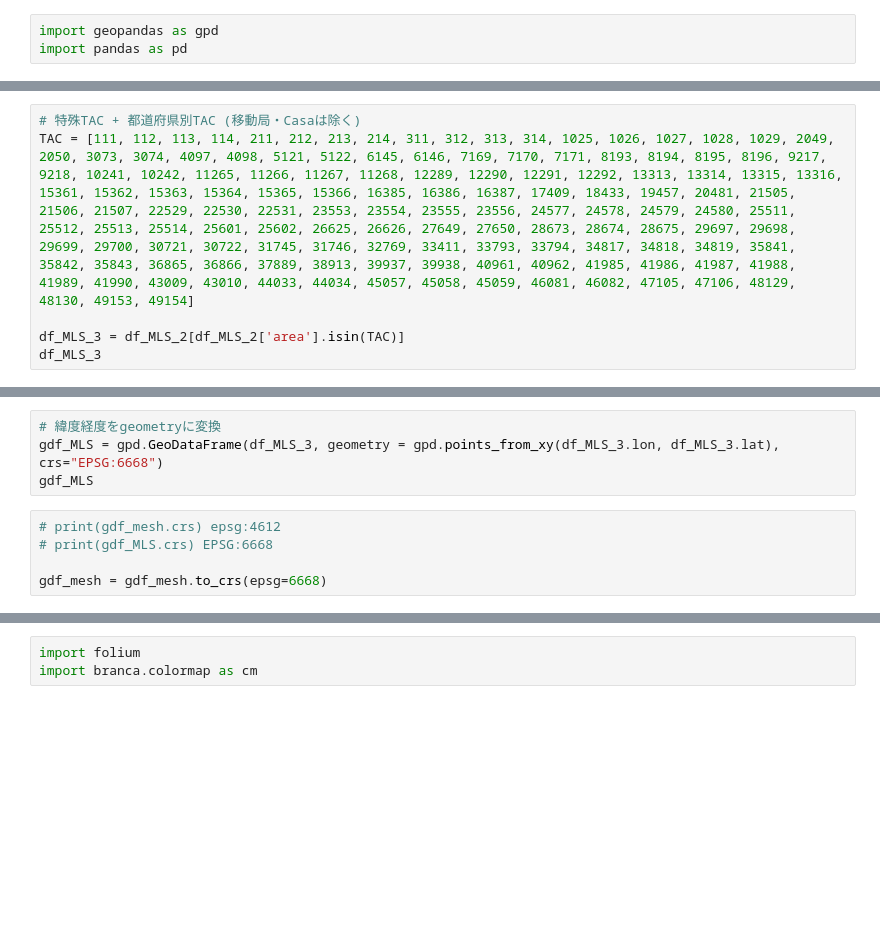
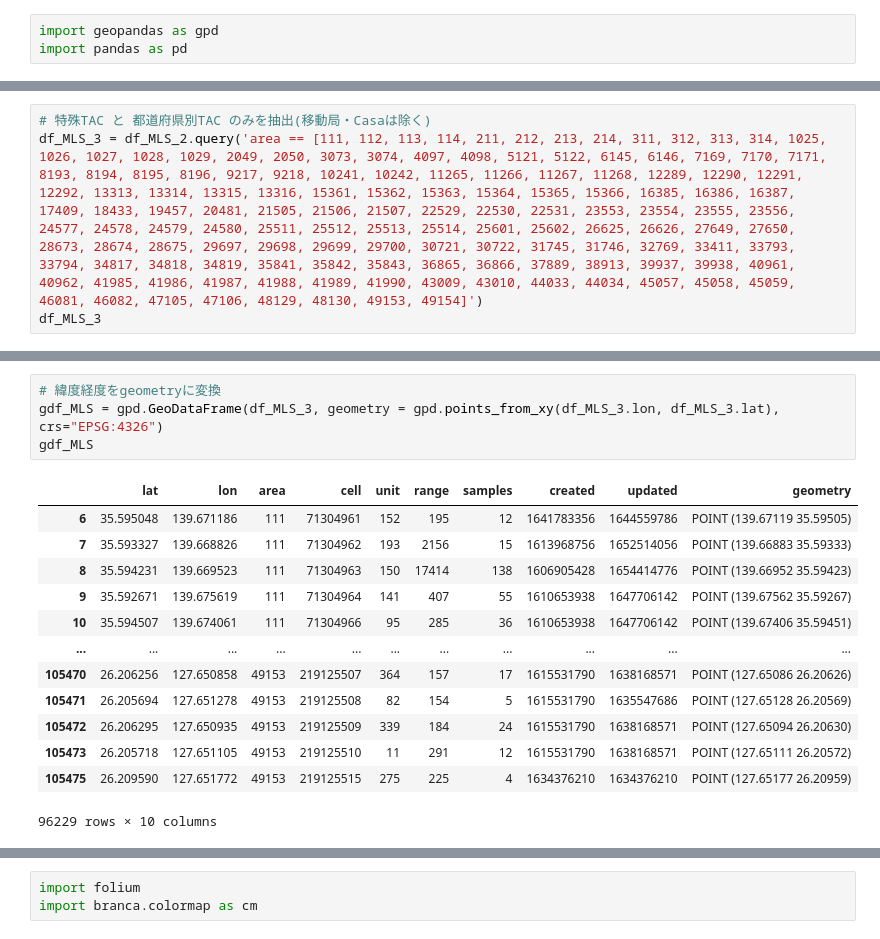
Before and after one commit to denpayanara/TAC-Rakuten, a Jupyter notebook: mesh2.ipynb, the cells around one changed output, grey strips where cells are left out. Drawn from its saved outputs; the diff is of its cells as text; blank space fills up the shorter version.

```diff
--- a/mesh2.ipynb
+++ b/mesh2.ipynb
@@ -20,6 +63,4 @@ df_MLS_2
 # %%
-# 特殊TAC + 都道府県別TAC (移動局・Casaは除く)
-TAC = [111, 112, 113, 114, 211, 212, 213, 214, 311, 312, 313, 314, 1025, 1026, 1027, 1028, 1029, 2049, 2050, 3073, 3074, 4097, 4098, 5121, 5122, 6145, 6146, 7169, 7170, 7171, 8193, 8194, 8195, 8196, 9217, 9218, 10241, 10242, 11265, 11266, 11267, 11268, 12289, 12290, 12291, 12292, 13313, 13314, 13315, 13316, 15361, 15362, 15363, 15364, 15365, 15366, 16385, 16386, 16387, 17409, 18433, 19457, 20481, 21505, 21506, 21507, 22529, 22530, 22531, 23553, 23554, 23555, 23556, 24577, 24578, 24579, 24580, 25511, 25512, 25513, 25514, 25601, 25602, 26625, 26626, 27649, 27650, 28673, 28674, 28675, 29697, 29698, 29699, 29700, 30721, 30722, 31745, 31746, 32769, 33411, 33793, 33794, 34817, 34818, 34819, 35841, 35842, 35843, 36865, 36866, 37889, 38913, 39937, 39938, 40961, 40962, 41985, 41986, 41987, 41988, 41989, 41990, 43009, 43010, 44033, 44034, 45057, 45058, 45059, 46081, 46082, 47105, 47106, 48129, 48130, 49153, 49154]
-
-df_MLS_3 = df_MLS_2[df_MLS_2['area'].isin(TAC)]
+# 特殊TAC と 都道府県別TAC のみを抽出(移動局・Casaは除く)
+df_MLS_3 = df_MLS_2.query('area == [111, 112, 113, 114, 211, 212, 213, 214, 311, 312, 313, 314, 1025, 1026, 1027, 1028, 1029, 2049, 2050, 3073, 3074, 4097, 4098, 5121, 5122, 6145, 6146, 7169, 7170, 7171, 8193, 8194, 8195, 8196, 9217, 9218, 10241, 10242, 11265, 11266, 11267, 11268, 12289, 12290, 12291, 12292, 13313, 13314, 13315, 13316, 15361, 15362, 15363, 15364, 15365, 15366, 16385, 16386, 16387, 17409, 18433, 19457, 20481, 21505, 21506, 21507, 22529, 22530, 22531, 23553, 23554, 23555, 23556, 24577, 24578, 24579, 24580, 25511, 25512, 25513, 25514, 25601, 25602, 26625, 26626, 27649, 27650, 28673, 28674, 28675, 29697, 29698, 29699, 29700, 30721, 30722, 31745, 31746, 32769, 33411, 33793, 33794, 34817, 34818, 34819, 35841, 35842, 35843, 36865, 36866, 37889, 38913, 39937, 39938, 40961, 40962, 41985, 41986, 41987, 41988, 41989, 41990, 43009, 43010, 44033, 44034, 45057, 45058, 45059, 46081, 46082, 47105, 47106, 48129, 48130, 49153, 49154]')
 df_MLS_3
@@ -26,11 +81,20 @@ df_MLS_3
 # %%
 # 緯度経度をgeometryに変換
-gdf_MLS = gpd.GeoDataFrame(df_MLS_3, geometry = gpd.points_from_xy(df_MLS_3.lon, df_MLS_3.lat), crs="EPSG:6668")
+gdf_MLS = gpd.GeoDataFrame(df_MLS_3, geometry = gpd.points_from_xy(df_MLS_3.lon, df_MLS_3.lat), crs="EPSG:4326")
 gdf_MLS
+# %% [output]
+|  | lat | lon | area | cell | unit | range | samples | created | updated | geometry |
+| 6 | 35.595048 | 139.671186 | 111 | 71304961 | 152 | 195 | 12 | 1641783356 | 1644559786 | POINT (139.67119 35.59505) |
+| 7 | 35.593327 | 139.668826 | 111 | 71304962 | 193 | 2156 | 15 | 1613968756 | 1652514056 | POINT (139.66883 35.59333) |
+| 8 | 35.594231 | 139.669523 | 111 | 71304963 | 150 | 17414 | 138 | 1606905428 | 1654414776 | POINT (139.66952 35.59423) |
+| 9 | 35.592671 | 139.675619 | 111 | 71304964 | 141 | 407 | 55 | 1610653938 | 1647706142 | POINT (139.67562 35.59267) |
+| 10 | 35.594507 | 139.674061 | 111 | 71304966 | 95 | 285 | 36 | 1610653938 | 1647706142 | POINT (139.67406 35.59451) |
+| ... | ... | ... | ... | ... | ... | ... | ... | ... | ... | ... |
+| 105470 | 26.206256 | 127.650858 | 49153 | 219125507 | 364 | 157 | 17 | 1615531790 | 1638168571 | POINT (127.65086 26.20626) |
+| 105471 | 26.205694 | 127.651278 | 49153 | 219125508 | 82 | 154 | 5 | 1615531790 | 1635547686 | POINT (127.65128 26.20569) |
+| 105472 | 26.206295 | 127.650935 | 49153 | 219125509 | 339 | 184 | 24 | 1615531790 | 1638168571 | POINT (127.65094 26.20630) |
+| 105473 | 26.205718 | 127.651105 | 49153 | 219125510 | 11 | 291 | 12 | 1615531790 | 1638168571 | POINT (127.65111 26.20572) |
+| 105475 | 26.209590 | 127.651772 | 49153 | 219125515 | 275 | 225 | 4 | 1634376210 | 1634376210 | POINT (127.65177 26.20959) |
+96229 rows × 10 columns
-# %%
-# print(gdf_mesh.crs) epsg:4612
-# print(gdf_MLS.crs) EPSG:6668
-
-gdf_mesh = gdf_mesh.to_crs(epsg=6668)
 # %%
 mergedGdf = gpd.sjoin(gdf_mesh, gdf_MLS[['area', 'samples', 'geometry']])
```
Also changed, not shown: parts of 14 cells of this notebook.
